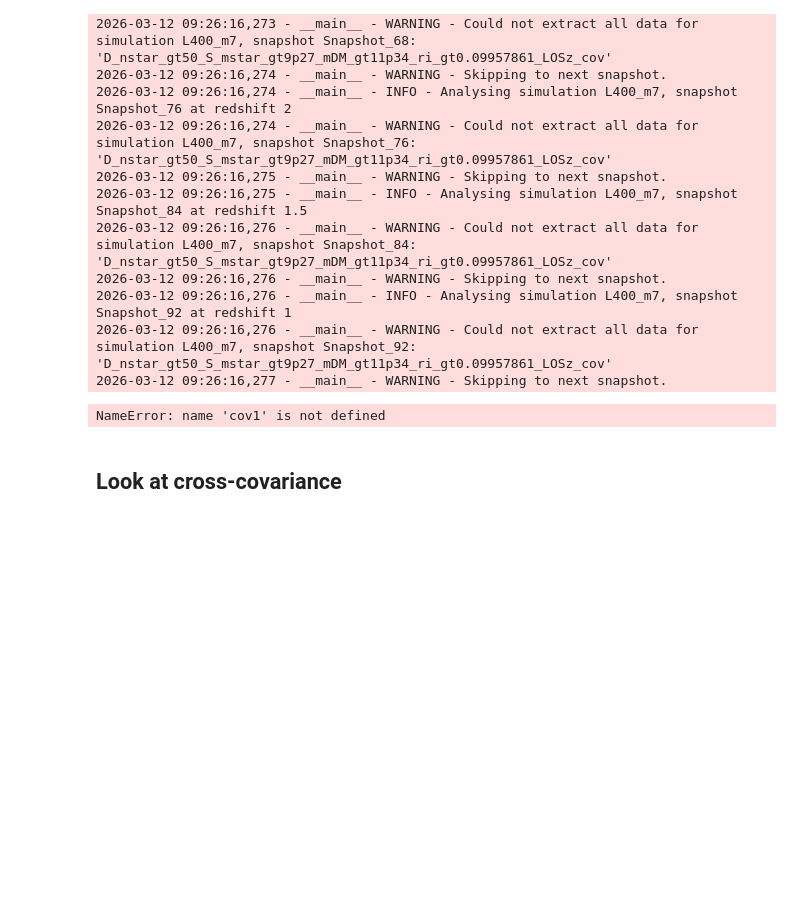
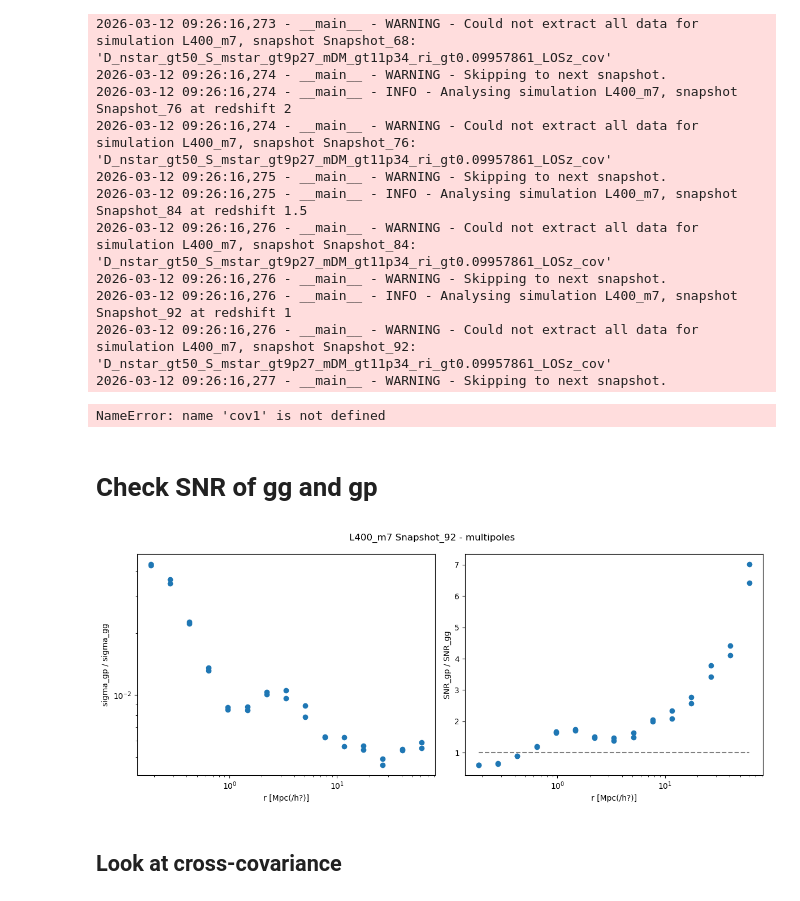
Before and after one commit to DennisNeumann97/GNAT, a Jupyter notebook: notebooks/IA_redshift_dependency_simulations.ipynb, the cells around one changed output. Cells and saved outputs as stored; diff of their text form; code cells hidden in the pictures; blank space fills up the shorter version.

```diff
--- a/notebooks/IA_redshift_dependency_simulations.ipynb
+++ b/notebooks/IA_redshift_dependency_simulations.ipynb
@@ -655,3 +653,5 @@ plt.show()
 plt.close()
 # %% [output]
 NameError: name 'cov1' is not defined
+# %% [markdown]
+# Check SNR of gg and gp
@@ -658,3 +692,48 @@ NameError: name 'cov1' is not defined
+# %%
+assert (results['r_gg_data'] == results['r_gplus_data']).all(), "The r_gg_data and r_gplus_data arrays are not equal."
+
+scale_gg_data = results['r_gg_data']
+scale_gp_data = results['r_gplus_data']
+estimator_gg_data = results['xi_gg_data']
+estimator_gp_data = results['xi_gplus_data']
+
+sigma_gg_data = np.sqrt(results['xi_cov_data'].diagonal()[:len(results['r_gg_data'])])
+sigma_gp_data = np.sqrt(results['xi_cov_data'].diagonal()[len(results['r_gg_data']):])
+
+# Plot gp vs gg error fraction and SNR side by side
+SNR_gg = estimator_gg_data/sigma_gg_data
+SNR_gp = estimator_gp_data/sigma_gp_data
+
+fig, axes = plt.subplots(1, 2, figsize=(12, 5))
+
+axes[0].plot(
+    scale_gg_data,
+    sigma_gp_data/sigma_gg_data,
+    marker='o',
+    linestyle='',
+)
+axes[0].set_xlabel('r [Mpc(/h?)]')
+axes[0].set_ylabel('sigma_gp / sigma_gg')
+axes[0].set_xscale('log')
+axes[0].set_yscale('log')
+
+axes[1].plot(
+    scale_gg_data,
+    SNR_gp/SNR_gg,
+    marker='o',
+    linestyle='',
+)
+axes[1].set_xlabel('r [Mpc(/h?)]')
+axes[1].set_ylabel('SNR_gp / SNR_gg')
+axes[1].set_xscale('log')
+axes[1].hlines(y=1, xmin=scale_gg_data[0], xmax=scale_gg_data[-1], colors='gray', linestyles='dashed')
+
+fig.suptitle(f'{sim} {snapshot} - {estimator}')
+plt.tight_layout()
+plt.show()
+plt.close()
+# %% [output]
+[figure, added]
 # %% [markdown]
 ## Look at cross-covariance
 # %%
```
Also changed, not shown: parts of 4 cells of this notebook, 4 other files.
